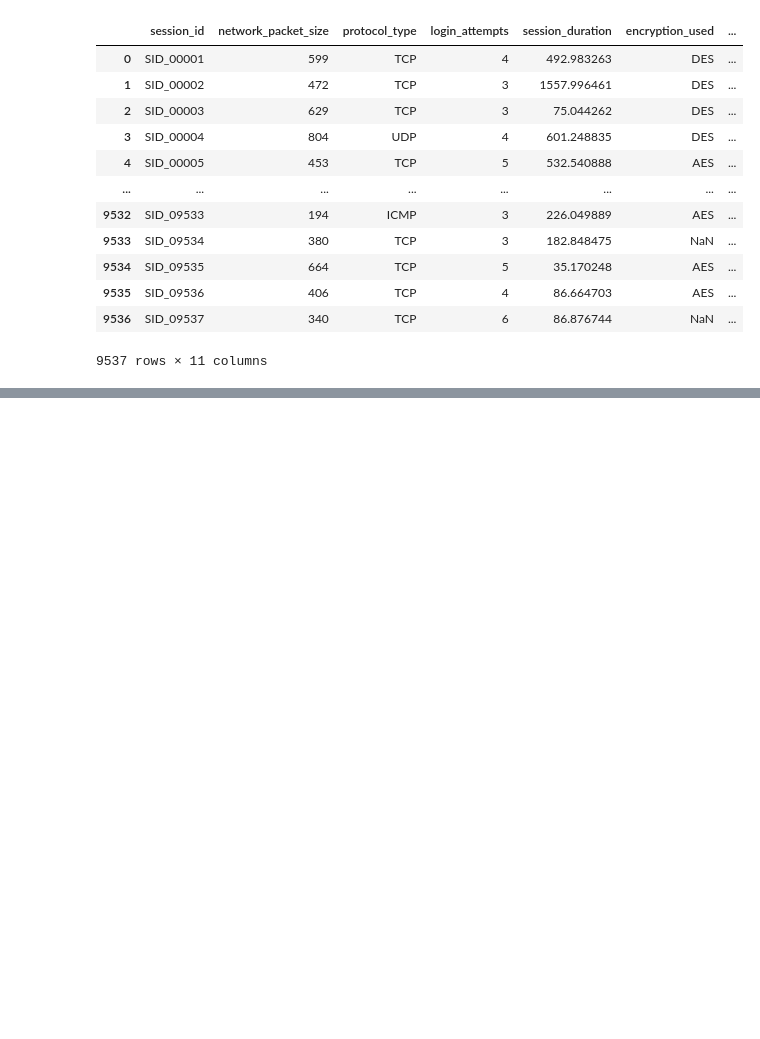
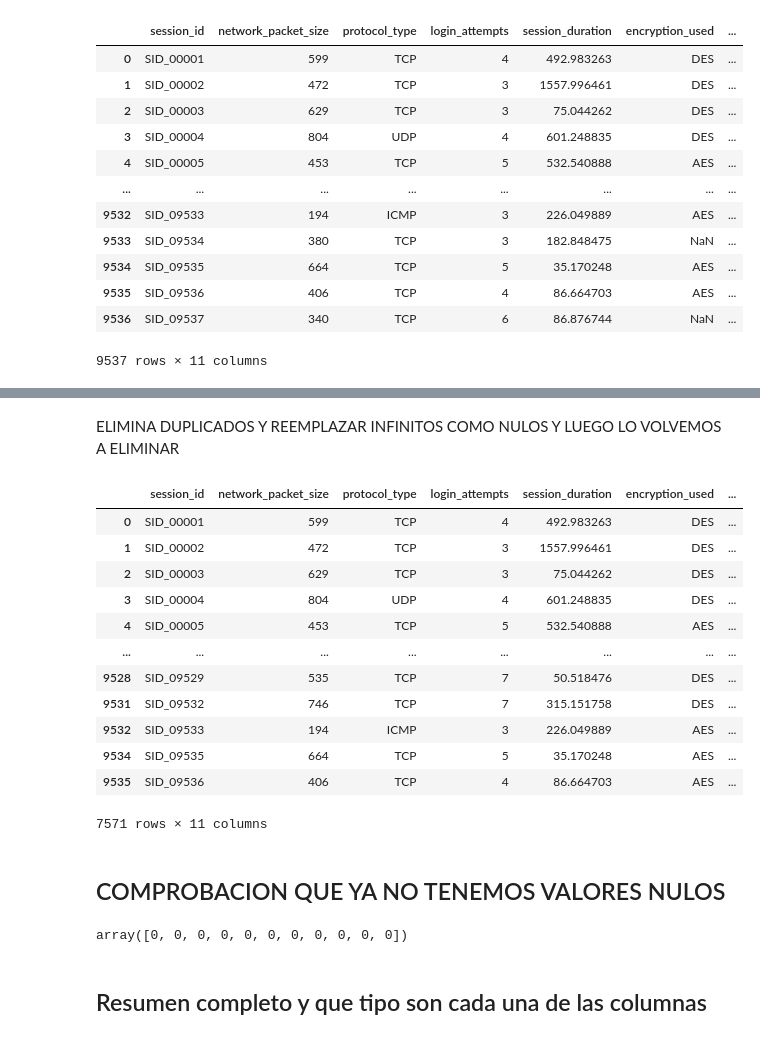
Before and after one commit to paularias652/Practica3Grupo5, a Jupyter notebook: Deber3.ipynb, the cells around one changed output, grey strips where cells are left out. Drawn from its saved outputs; the diff is of its cells as text; code cells hidden in the pictures; blank space fills up the shorter version.

```diff
--- a/Deber3.ipynb
+++ b/Deber3.ipynb
@@ -31,0 +101,32 @@ dfo
+# %% [markdown]
+ELIMINA DUPLICADOS Y REEMPLAZAR INFINITOS COMO NULOS Y LUEGO LO VOLVEMOS A ELIMINAR
+# %%
+# Drop rows with missing values
+
+dfo = dfo.dropna()
+
+# Replace inf/-inf with NaN, then drop or replace them
+dfo = dfo.replace([np.inf, -np.inf], np.nan).dropna()
+dfo.dropna()
+# %% [output]
+|  | session_id | network_packet_size | protocol_type | login_attempts | session_duration | encryption_used | ... |
+| 0 | SID_00001 | 599 | TCP | 4 | 492.983263 | DES | ... |
+| 1 | SID_00002 | 472 | TCP | 3 | 1557.996461 | DES | ... |
+| 2 | SID_00003 | 629 | TCP | 3 | 75.044262 | DES | ... |
+| 3 | SID_00004 | 804 | UDP | 4 | 601.248835 | DES | ... |
+| 4 | SID_00005 | 453 | TCP | 5 | 532.540888 | AES | ... |
+| ... | ... | ... | ... | ... | ... | ... | ... |
+| 9528 | SID_09529 | 535 | TCP | 7 | 50.518476 | DES | ... |
+| 9531 | SID_09532 | 746 | TCP | 7 | 315.151758 | DES | ... |
+| 9532 | SID_09533 | 194 | ICMP | 3 | 226.049889 | AES | ... |
+| 9534 | SID_09535 | 664 | TCP | 5 | 35.170248 | AES | ... |
+| 9535 | SID_09536 | 406 | TCP | 4 | 86.664703 | AES | ... |
+7571 rows × 11 columns
+# %% [markdown]
+## COMPROBACION QUE YA NO TENEMOS VALORES NULOS
+# %%
+dfo.isnull().sum().values
+# %% [output]
+array([0, 0, 0, 0, 0, 0, 0, 0, 0, 0, 0])
+# %% [markdown]
+## Resumen completo y que tipo son cada una de las columnas
```
Also changed, not shown: parts of 18 cells of this notebook.
